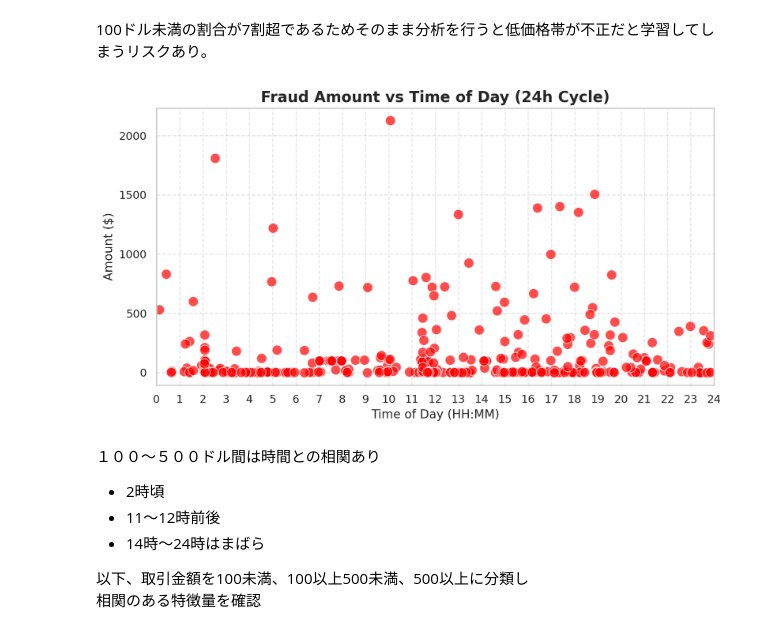
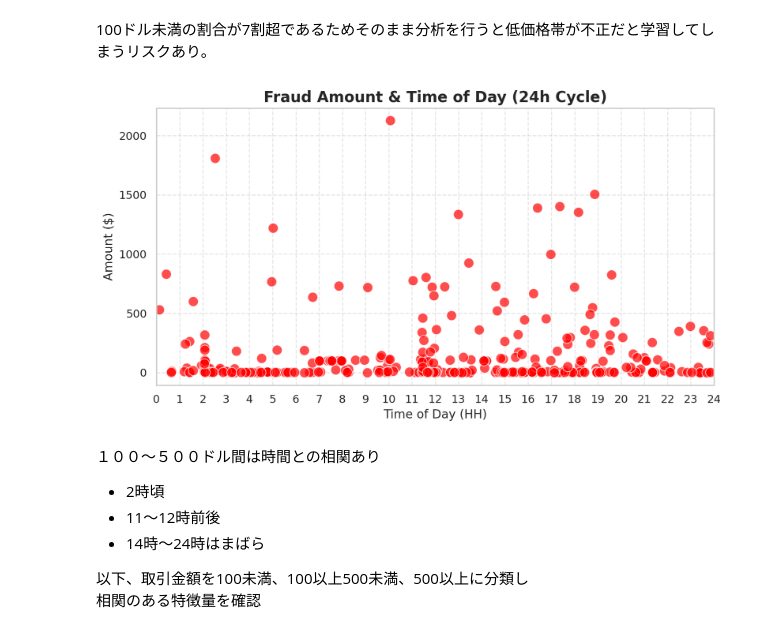
Before and after one commit to to-nakanishi/Credit-Card-Fraud-Analysis, a Jupyter notebook: creca_fraud01_EDA.ipynb, the cells around one changed output. Drawn from its saved outputs; the diff is of its cells as text; code cells hidden in the pictures.

```diff
--- a/creca_fraud01_EDA.ipynb
+++ b/creca_fraud01_EDA.ipynb
@@ -186,36 +186,36 @@ import matplotlib.ticker as ticker
 fraud_only = train[train['Class'] == 1].copy()
 
 # 2. 経過秒数を「1日の中の秒数（0〜86399）」に変換
 # 86400秒（24時間）で割った余りを使うことで、2日間のデータを24時間に集約
 fraud_only['time_of_day'] = fraud_only['Time'] % 86400
 
 # 3. 描画
 plt.figure(figsize=(10, 5))
 
 # X軸に変換後の「time_of_day」を指定
 sns.scatterplot(data=fraud_only, x='time_of_day', y='Amount',
                 color='red', s=100, alpha=0.7, edgecolor='white')
 
 # 💡 X軸の数値を時刻（HH:MM）に変換する関数
 @ticker.FuncFormatter
 def time_formatter(x, pos):
     h = int(x // 3600)
     m = int((x % 3600) // 60)
     return f"{h}"
 
 
 plt.gca().xaxis.set_major_locator(ticker.MultipleLocator(3600 * 1))
 plt.gca().xaxis.set_major_formatter(time_formatter)
 
 plt.xlim(0, 86400) # 0時から24時まで
-plt.title("Fraud Amount vs Time of Day (24h Cycle)", fontsize=15, fontweight='bold')
-plt.xlabel("Time of Day (HH:MM)", fontsize=12)
+plt.title("Fraud Amount & Time of Day (24h Cycle)", fontsize=15, fontweight='bold')
+plt.xlabel("Time of Day (HH)", fontsize=12)
 plt.ylabel("Amount ($)", fontsize=12)
 plt.grid(True, linestyle='--', alpha=0.5)
 
 plt.show()
 # %% [output]
-[figure, old version]
+[figure, new version]
 # %% [markdown]
 １００～５００ドル間は時間との相関あり
 *   2時頃
```
Also changed, not shown: parts of 1 cell of this notebook.
